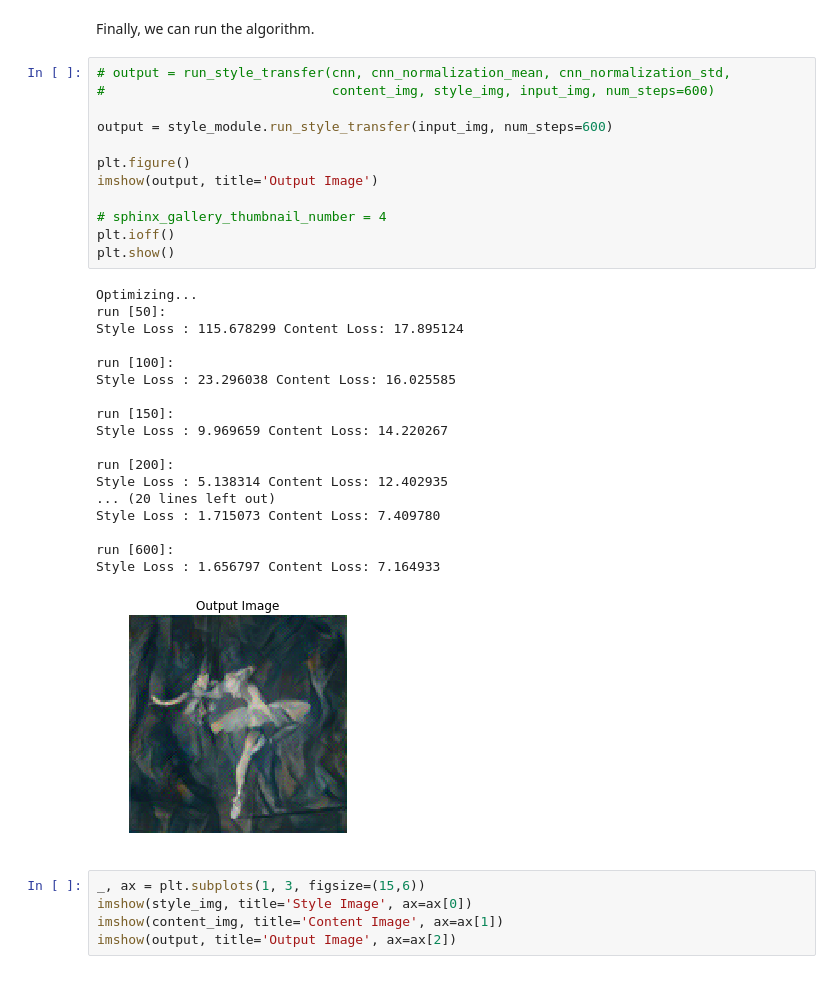
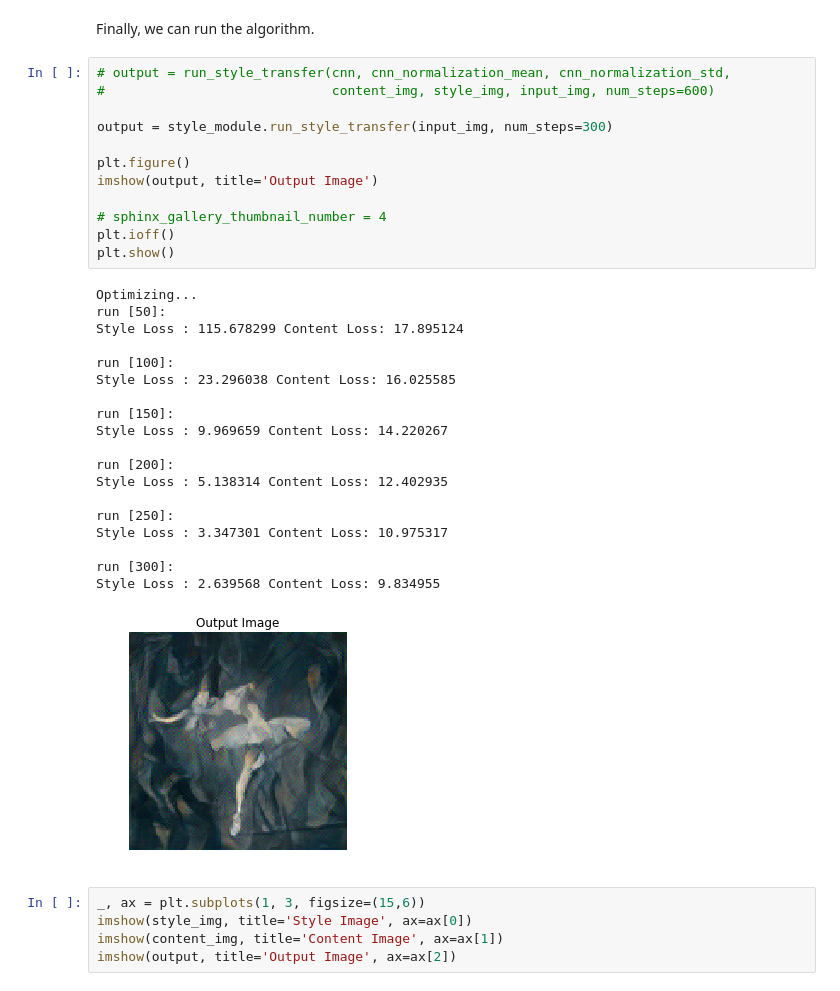
Before and after one commit to deepfx/netlens, a Jupyter notebook: nbs/neural_style_tutorial-with_modules.ipynb, the cells around one changed output. Drawn from its saved outputs; the diff is of its cells as text.

```diff
--- a/nbs/neural_style_tutorial-with_modules.ipynb
+++ b/nbs/neural_style_tutorial-with_modules.ipynb
@@ -517,34 +515,35 @@ Finally, we can run the algorithm.
 # %%
 # output = run_style_transfer(cnn, cnn_normalization_mean, cnn_normalization_std,
 #                             content_img, style_img, input_img, num_steps=600)
 
-output = style_module.run_style_transfer(input_img, num_steps=600)
+output = style_module.run_style_transfer(input_img, num_steps=300)
 
 plt.figure()
 imshow(output, title='Output Image')
 
 # sphinx_gallery_thumbnail_number = 4
 plt.ioff()
 plt.show()
 # %% [output]
 Optimizing...
 run [50]:
 Style Loss : 115.678299 Content Loss: 17.895124
 
 run [100]:
 Style Loss : 23.296038 Content Loss: 16.025585
 
 run [150]:
 Style Loss : 9.969659 Content Loss: 14.220267
 
 run [200]:
 Style Loss : 5.138314 Content Loss: 12.402935
-... (20 lines left out)
-Style Loss : 1.715073 Content Loss: 7.409780
 
-run [600]:
-Style Loss : 1.656797 Content Loss: 7.164933
+run [250]:
+Style Loss : 3.347301 Content Loss: 10.975317
+
+run [300]:
+Style Loss : 2.639568 Content Loss: 9.834955
-[figure, old version]
+[figure, new version]
 # %%
 _, ax = plt.subplots(1, 3, figsize=(15,6))
 imshow(style_img, title='Style Image', ax=ax[0])
```
Also changed, not shown: parts of 6 cells of this notebook, 25 other files.
